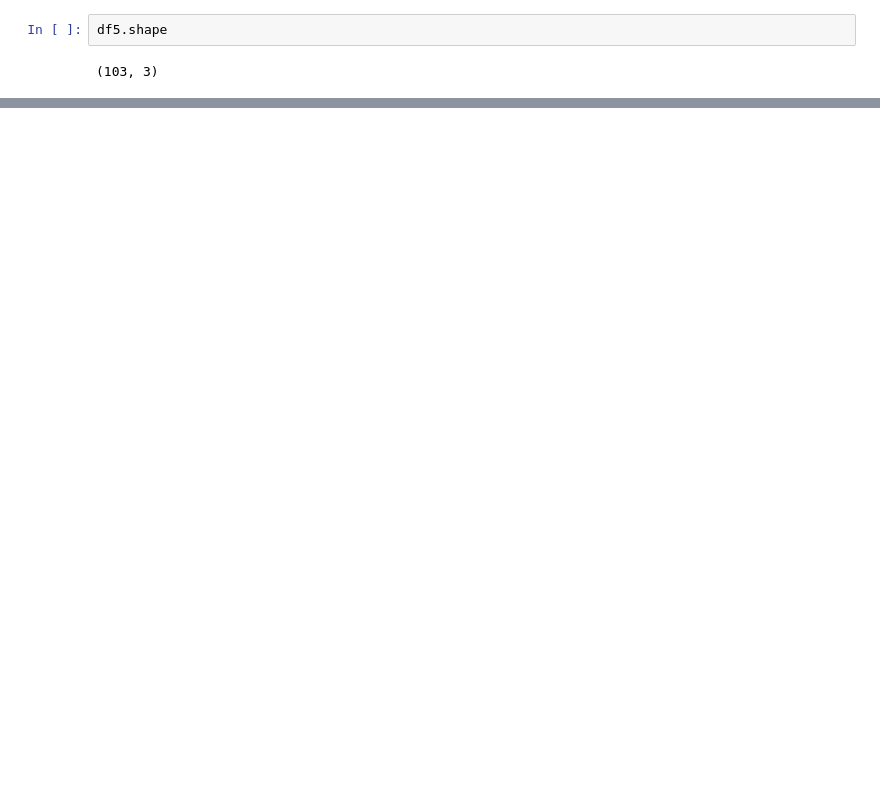
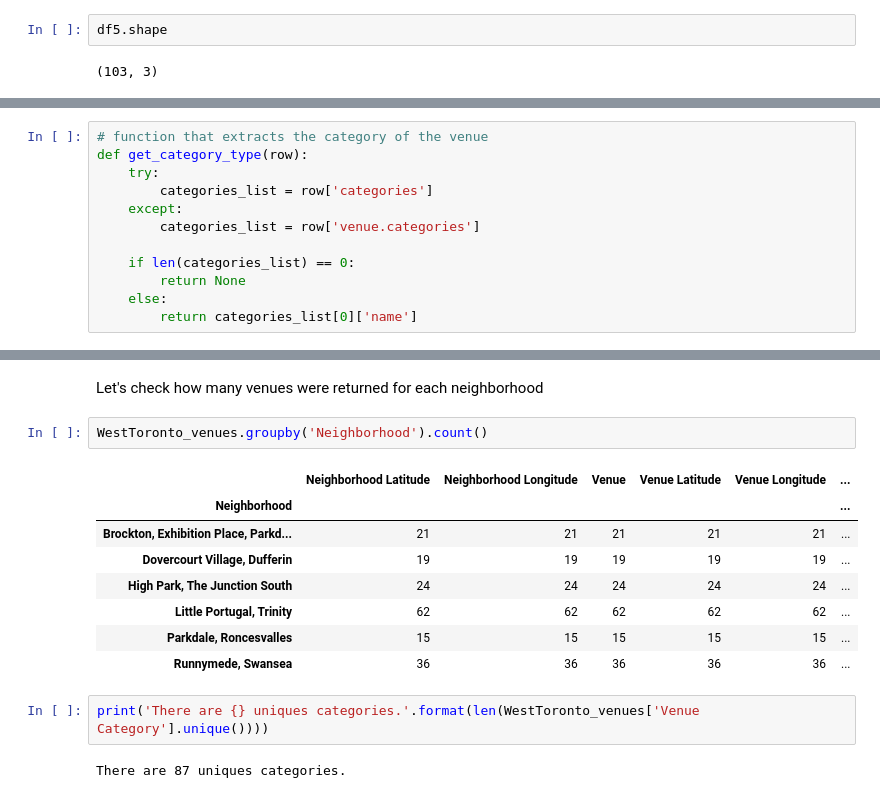
Before and after one commit to ChenZheng17/-Coursera_Capstone, a Jupyter notebook: Segmenting and Clustering Neighborhoods in Toronto.ipynb, the cells around one changed output, grey strips where cells are left out. Cells and saved outputs as stored; diff of their text form; blank space fills up the shorter version.

```diff
--- a/Segmenting and Clustering Neighborhoods in Toronto.ipynb
+++ b/Segmenting and Clustering Neighborhoods in Toronto.ipynb
@@ -192,0 +404,12 @@ geodata1.head()
+# %%
+# function that extracts the category of the venue
+def get_category_type(row):
+    try:
+        categories_list = row['categories']
+    except:
+        categories_list = row['venue.categories']
+
+    if len(categories_list) == 0:
+        return None
+    else:
+        return categories_list[0]['name']
@@ -192,0 +518,17 @@ geodata1.head()
+# %% [markdown]
+Let's check how many venues were returned for each neighborhood
+# %%
+WestToronto_venues.groupby('Neighborhood').count()
+# %% [output]
+|  | Neighborhood Latitude | Neighborhood Longitude | Venue | Venue Latitude | Venue Longitude | ... |
+| Neighborhood |  |  |  |  |  | ... |
+| Brockton, Exhibition Place, Parkd... | 21 | 21 | 21 | 21 | 21 | ... |
+| Dovercourt Village, Dufferin | 19 | 19 | 19 | 19 | 19 | ... |
+| High Park, The Junction South | 24 | 24 | 24 | 24 | 24 | ... |
+| Little Portugal, Trinity | 62 | 62 | 62 | 62 | 62 | ... |
+| Parkdale, Roncesvalles | 15 | 15 | 15 | 15 | 15 | ... |
+| Runnymede, Swansea | 36 | 36 | 36 | 36 | 36 | ... |
+# %%
+print('There are {} uniques categories.'.format(len(WestToronto_venues['Venue Category'].unique())))
+# %% [output]
+There are 87 uniques categories.
```
Also changed, not shown: parts of 68 cells of this notebook.
